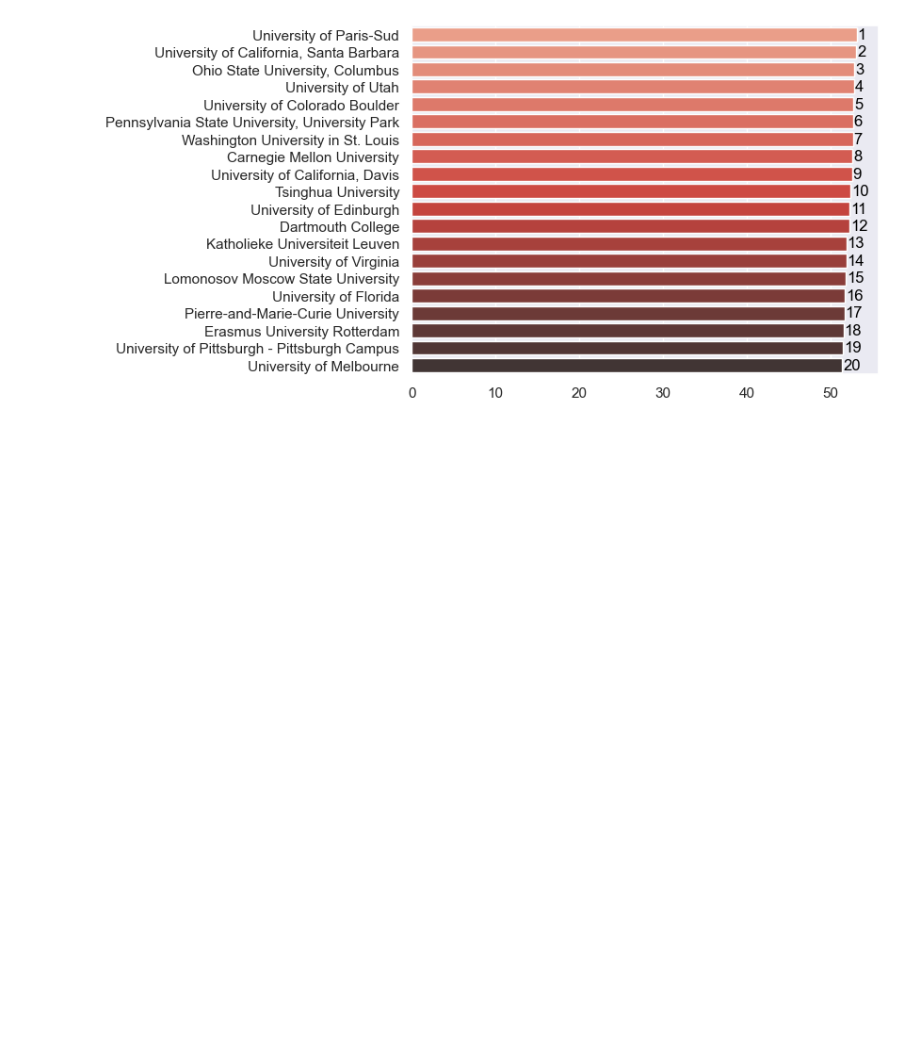
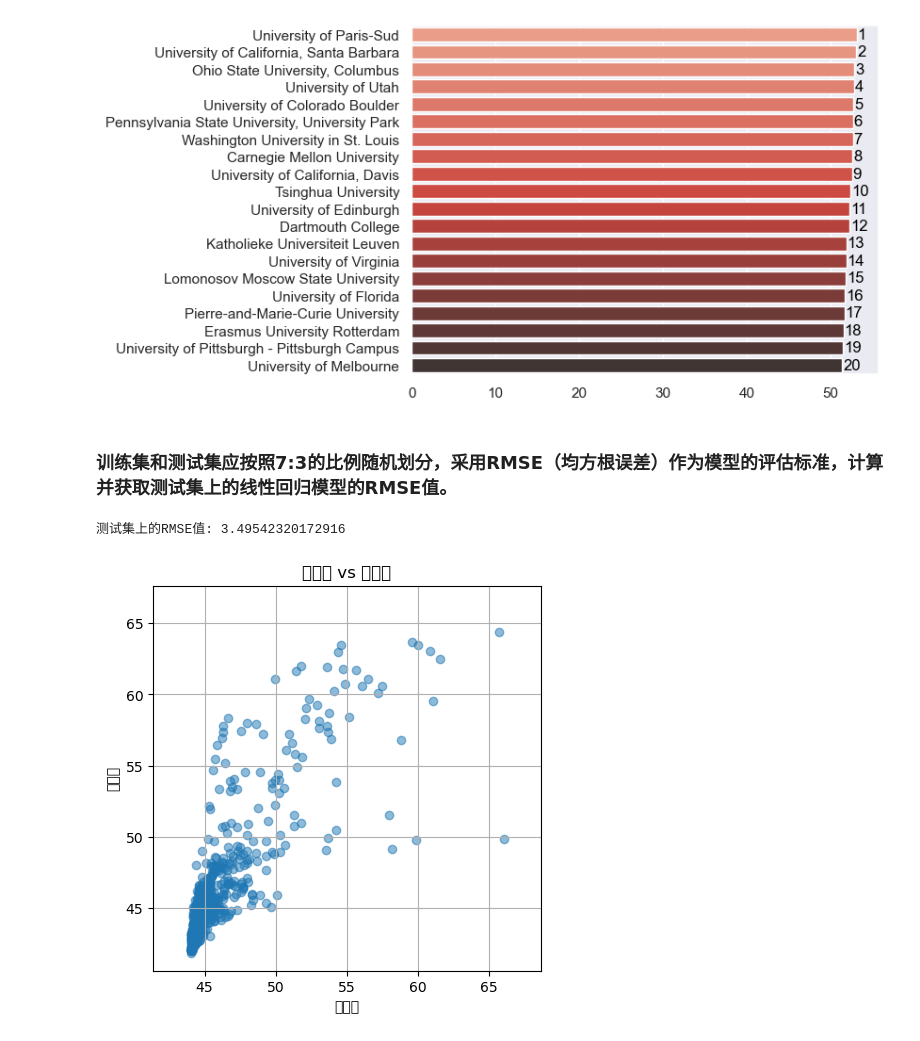
Before and after one commit to 155469wxh/AI, a Jupyter notebook: 基于回归分析的大学综合得分预测/mycode.ipynb, the cells around one changed output. Saved outputs shown, nothing was run; the diff lists cells and outputs as text; code cells hidden in the pictures; blank space fills up the shorter version.

```diff
--- a/基于回归分析的大学综合得分预测/mycode.ipynb
+++ b/基于回归分析的大学综合得分预测/mycode.ipynb
@@ -45,3 +45,71 @@ for i, v in enumerate(x):
 plt.show()
 # %% [output]
 [figure]
+# %% [markdown]
+### 训练集和测试集应按照7:3的比例随机划分，采用RMSE（均方根误差）作为模型的评估标准，计算并获取测试集上的线性回归模型的RMSE值。
+# %%
+# 数据简单处理
+import pandas as pd
+
+df = pd.read_csv('D:\AI\基于回归分析的大学综合得分预测\cwurData.csv')
+
+# 使用del语句删除多列
+
+del df['world_rank']
+del df['national_rank']
+del df['institution']
+del df['region']
+# %%
+import pandas as pd
+from sklearn.model_selection import train_test_split
+from sklearn.linear_model import LinearRegression
+from sklearn.metrics import mean_squared_error
+import numpy as np
+
+# 读取数据
+
+
+# 选择特征和目标变量
+df.dropna(inplace=True)
+X = df.drop(['score'], axis=1)
+
+y = df['score']
+
+# 划分训练集和测试集
+X_train, X_test, y_train, y_test = train_test_split(X, y, test_size=0.3, random_state=42)
+
+# 训练线性回归模型
+model = LinearRegression()
+model.fit(X_train, y_train)
+
+# 在测试集上进行预测
+y_pred = model.predict(X_test)
+
+# 计算均方根误差（RMSE）
+rmse = np.sqrt(mean_squared_error(y_test, y_pred))
+
+# 打印结果
+print(f"测试集上的RMSE值: {rmse}")
+# %% [output]
+测试集上的RMSE值: 3.49542320172916
+# %%
+import matplotlib.pyplot as plt
+
+plt.figure(figsize=(5, 5))
+plt.scatter(y_test, y_pred, alpha=0.5)
+plt.title('实际值 vs 预测值')
+plt.xlabel('实际值')
+plt.ylabel('预测值')
+
+# 启用坐标网格
+plt.grid(True)
+
+# 设置 x 轴和 y 轴等比例
+plt.axis('equal')
+
+# 设置横轴取值范围为45到65
+plt.xlim(45, 65)
+
+plt.show()
+# %% [output]
+[figure, added]
```
Also changed, not shown: parts of 1 cell of this notebook, 1 other file.
